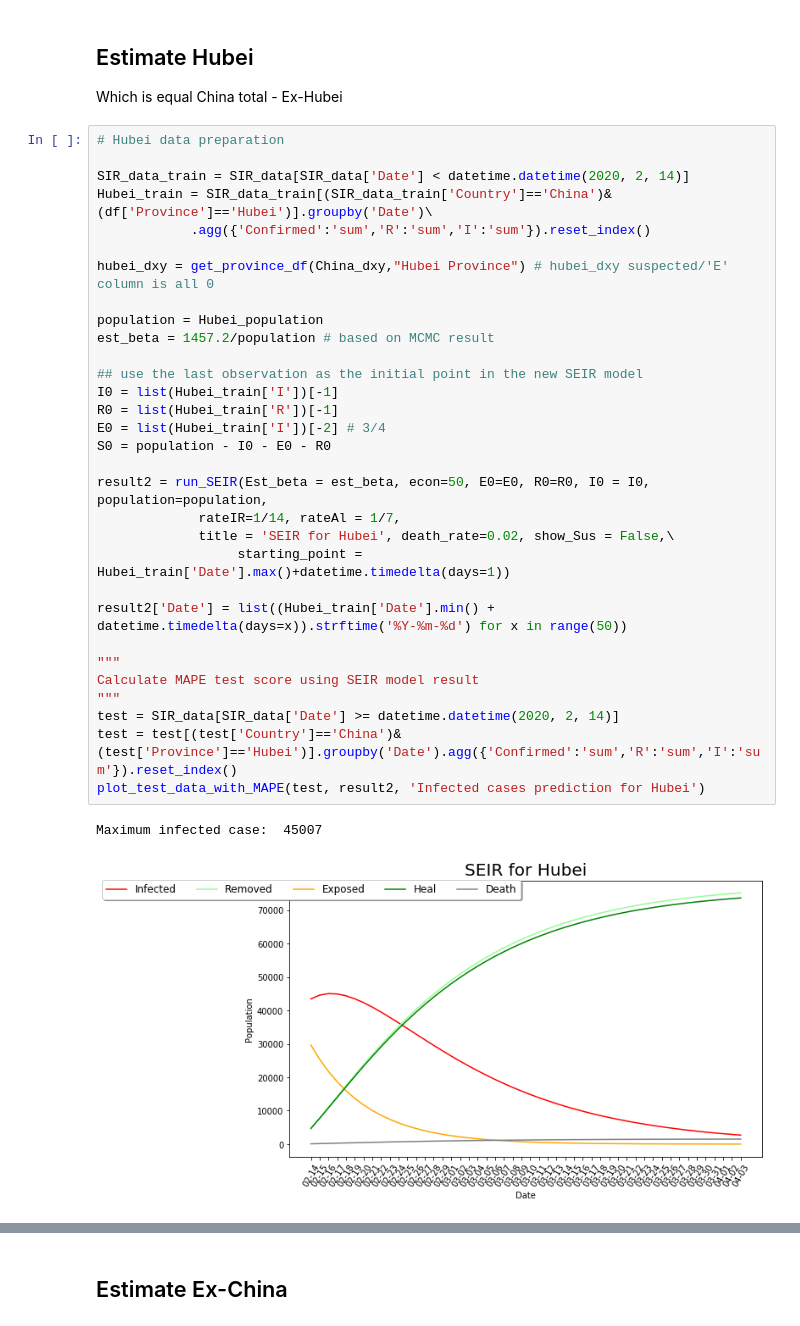
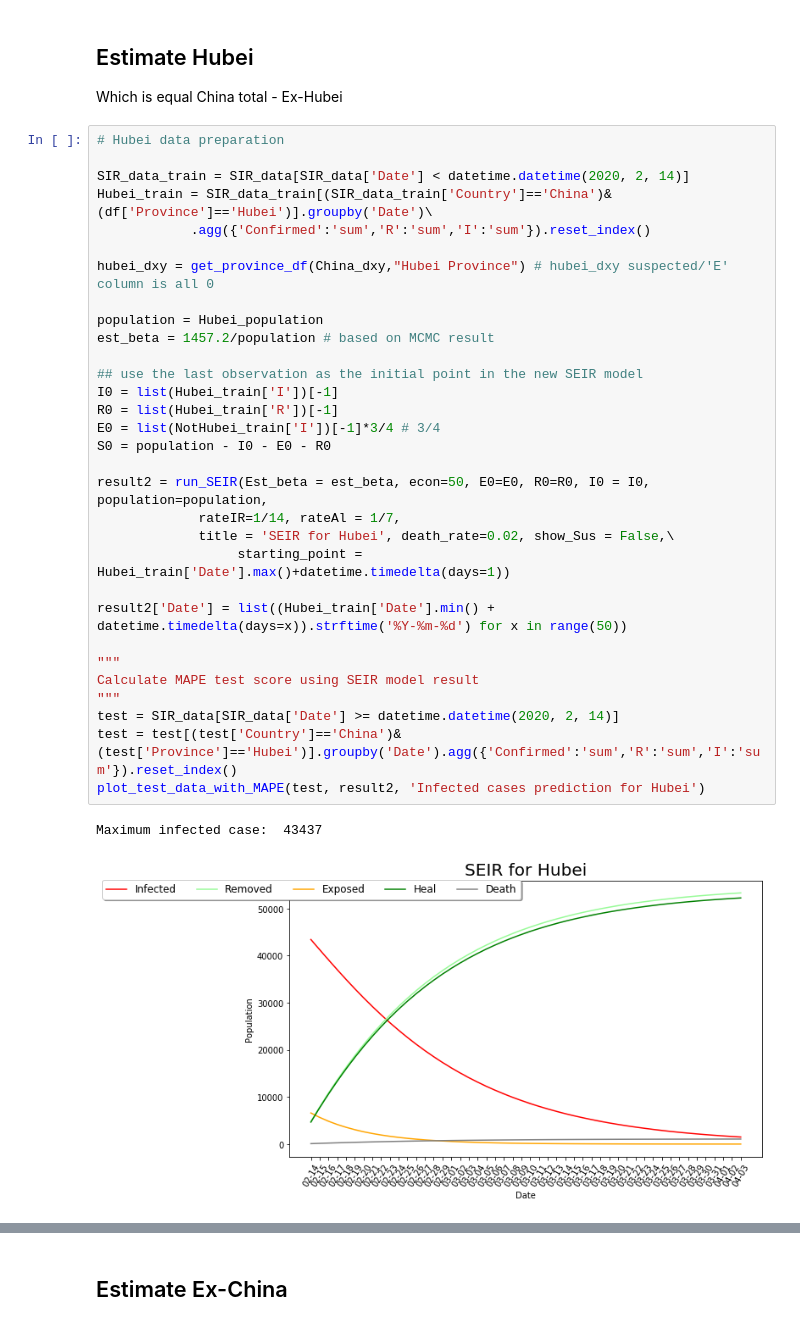
Before and after one commit to docligot/CoronaTracker-simulteModel, a Jupyter notebook: mcmc_SEIR/Forecast_by_MCMC_SEIR.ipynb, the cells around one changed output, grey strips where cells are left out. Saved outputs shown, nothing was run; the diff lists cells and outputs as text.

```diff
--- a/mcmc_SEIR/Forecast_by_MCMC_SEIR.ipynb
+++ b/mcmc_SEIR/Forecast_by_MCMC_SEIR.ipynb
@@ -181,33 +211,33 @@ Which is equal China total - Ex-Hubei
 # Hubei data preparation
 
 SIR_data_train = SIR_data[SIR_data['Date'] < datetime.datetime(2020, 2, 14)]
 Hubei_train = SIR_data_train[(SIR_data_train['Country']=='China')&(df['Province']=='Hubei')].groupby('Date')\
             .agg({'Confirmed':'sum','R':'sum','I':'sum'}).reset_index()
 
 hubei_dxy = get_province_df(China_dxy,"Hubei Province") # hubei_dxy suspected/'E' column is all 0
 
 population = Hubei_population
 est_beta = 1457.2/population # based on MCMC result
 
 ## use the last observation as the initial point in the new SEIR model
 I0 = list(Hubei_train['I'])[-1]
 R0 = list(Hubei_train['R'])[-1]
-E0 = list(Hubei_train['I'])[-2] # 3/4
+E0 = list(NotHubei_train['I'])[-1]*3/4 # 3/4
 S0 = population - I0 - E0 - R0
 
 result2 = run_SEIR(Est_beta = est_beta, econ=50, E0=E0, R0=R0, I0 = I0, population=population,
              rateIR=1/14, rateAl = 1/7,
              title = 'SEIR for Hubei', death_rate=0.02, show_Sus = False,\
                   starting_point = Hubei_train['Date'].max()+datetime.timedelta(days=1))
 
 result2['Date'] = list((Hubei_train['Date'].min() + datetime.timedelta(days=x)).strftime('%Y-%m-%d') for x in range(50))
 
 """
 Calculate MAPE test score using SEIR model result
 """
 test = SIR_data[SIR_data['Date'] >= datetime.datetime(2020, 2, 14)]
 test = test[(test['Country']=='China')&(test['Province']=='Hubei')].groupby('Date').agg({'Confirmed':'sum','R':'sum','I':'sum'}).reset_index()
 plot_test_data_with_MAPE(test, result2, 'Infected cases prediction for Hubei')
 # %% [output]
-Maximum infected case:  45007
+Maximum infected case:  43437
-[figure, old version]
+[figure, new version]
```
Also changed, not shown: parts of 5 cells of this notebook, 1 other file.
